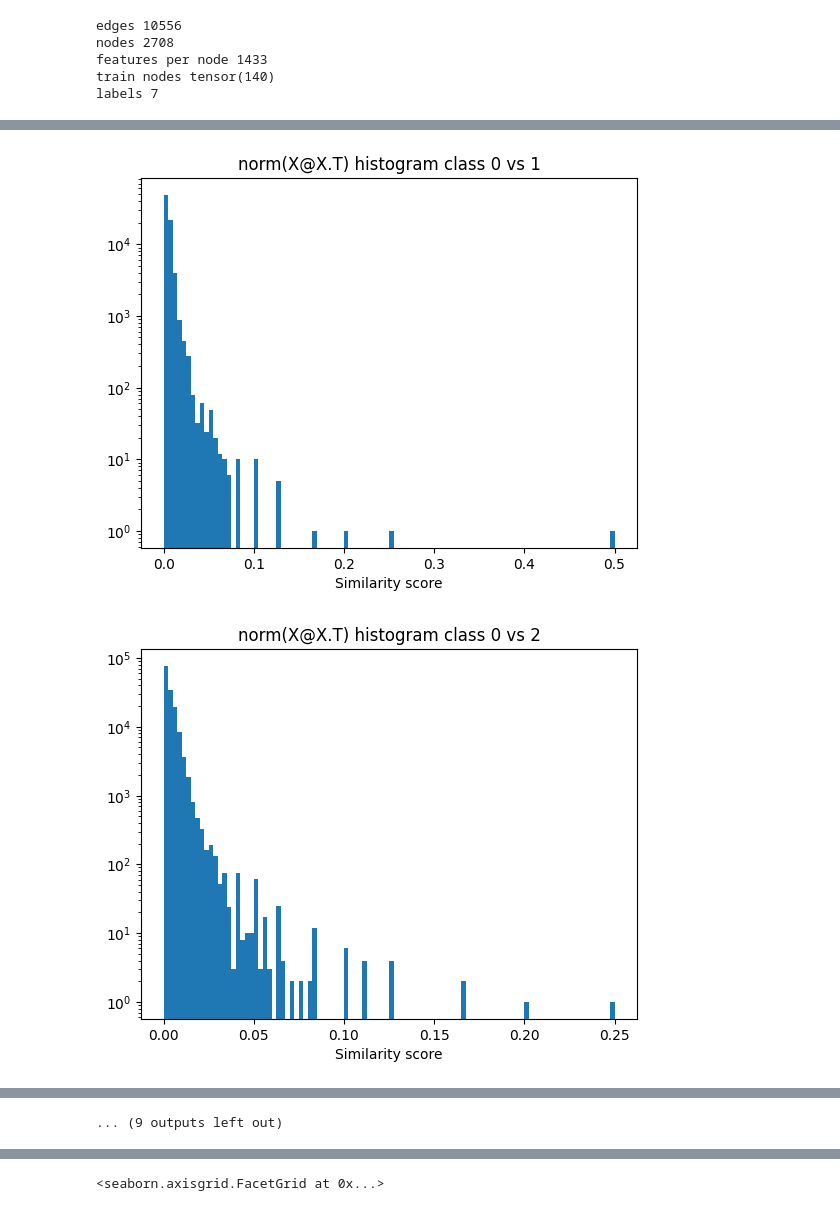
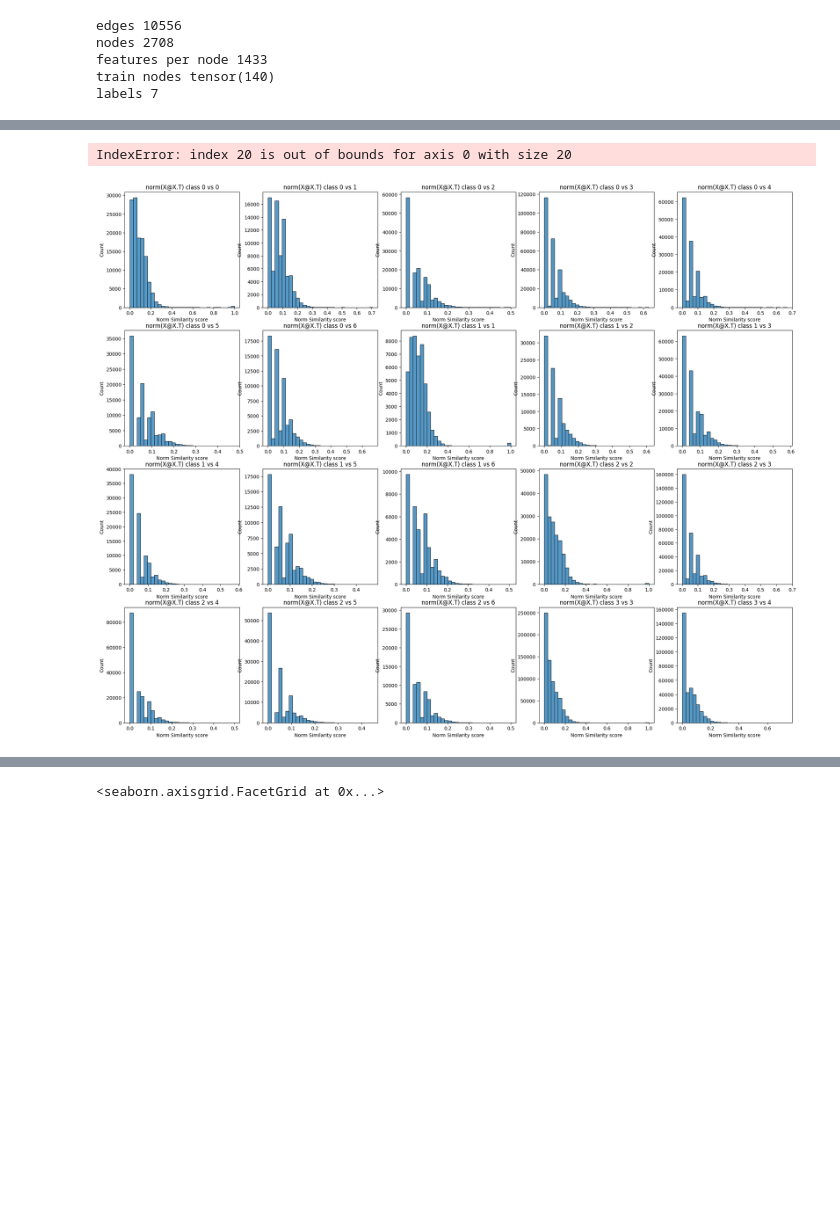
Before and after one commit to siji2022/semi_graphs, a Jupyter notebook: Cora_data_analysis.ipynb, the cells around one changed output, grey strips where cells are left out. Drawn from its saved outputs; the diff is of its cells as text; code cells hidden in the pictures; blank space fills up the shorter version.

```diff
--- a/Cora_data_analysis.ipynb
+++ b/Cora_data_analysis.ipynb
@@ -65,11 +61,12 @@ tensor([3, 4, 4,  ..., 3, 3, 3])
 # %%
-x=data.x
-x=x[:,0:]
-# norm
-x=torch.norm(x, dim=1).unsqueeze(1)
-# plot histogram of x by class
+# subplots 2 rows 4 columns
+fig, axs = plt.subplots(2, 4, figsize=(20, 10))
+# ravel the axs
+axs = axs.ravel()
+x=torch.norm(data.x, dim=1).unsqueeze(1)
+# loop over the axs
 for i in range(7):
-    plt.hist(x[data.y==i].numpy(), bins=30, label=f'class {i}', alpha=0.9)
-plt.title('hist of x norm by class')
-plt.legend()
+    # axs[i].hist(x[data.y==i].numpy(), bins=30, label=f'class {i}', alpha=0.9)
+    sns.histplot(x[data.y==i].numpy(), bins=30, label=f'class {i}', ax=axs[i], kde=True, legend=False)
+    axs[i].set_title(f'Class {i+1} after normalization')
 # %% [output]
@@ -78,19 +74,23 @@ plt.legend()
 # %%
 x = data.x.to(device)
+fig, axs = plt.subplots(4, 5, figsize=(25, 20))
+# ravel the axs
+axs = axs.ravel()
+idx=0
 for i in range(7):
     for j in range(7):
-        if j>i:
+        if j>=i:
             x_i = x[data.y==i]
             x_j = x[data.y==j]
             adj = (x_i@x_j.T)
-            adj=adj/(x_i.norm(p=1, dim=1).unsqueeze(1)@x_j.norm(p=1, dim=1).unsqueeze(1).T)
-            plt.clf()
-            plt.hist(adj.flatten().detach().cpu().numpy(), bins=100)
-            #     # use log on y axis
-            plt.yscale('log')
-            plt.xlabel('Similarity score')
-            plt.title(f'norm(X@X.T) histogram class {i} vs {j}')
-            plt.show()
+            adj=adj/(x_i.norm(p=2, dim=1).unsqueeze(1)@x_j.norm(p=2, dim=1).unsqueeze(1).T)
+            sns.histplot(adj.flatten().detach().cpu().numpy(), bins=30,  ax=axs[idx], kde=False, legend=False)
+            # plt.yscale('log')
+            axs[idx].set_xlabel('Norm Similarity score')
+            axs[idx].set_title(f'norm(X@X.T) class {i} vs {j}')
+            idx+=1
+            if idx>24:
+                break
 # %% [output]
+IndexError: index 20 is out of bounds for axis 0 with size 20
-[figure, old version]
+[figure, new version]
-[figure, removed]
@@ -107 +96,0 @@ for i in range(7):
-... (9 outputs left out)
```
Also changed, not shown: parts of 47 cells of this notebook, 40 other files.
